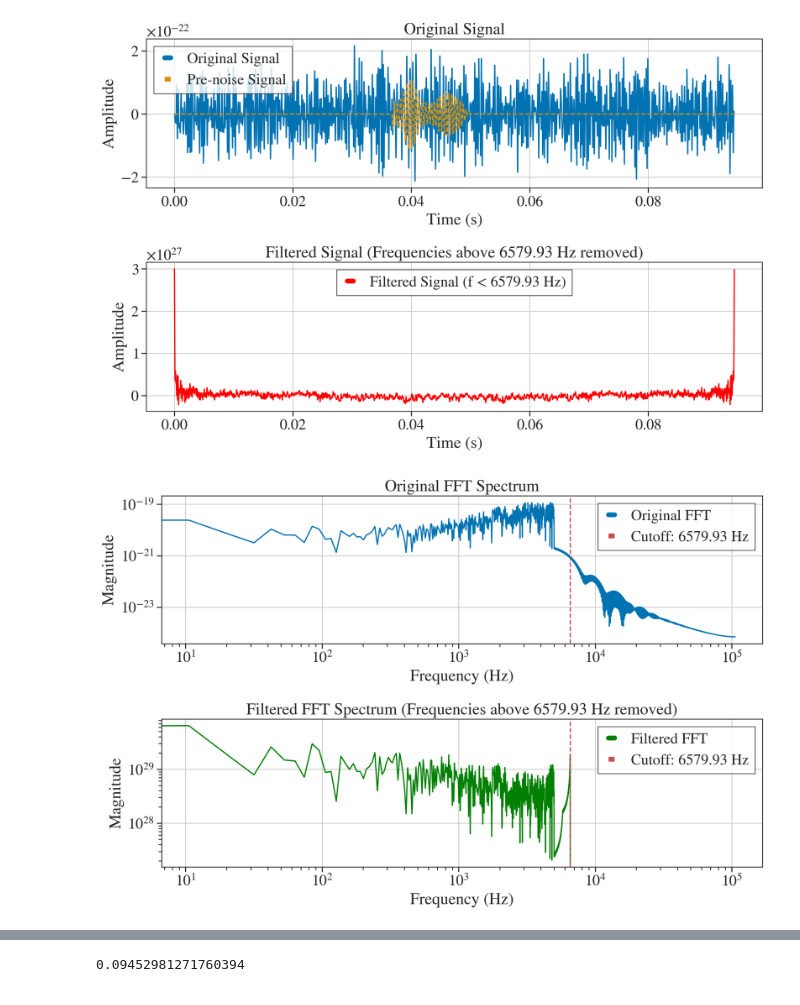
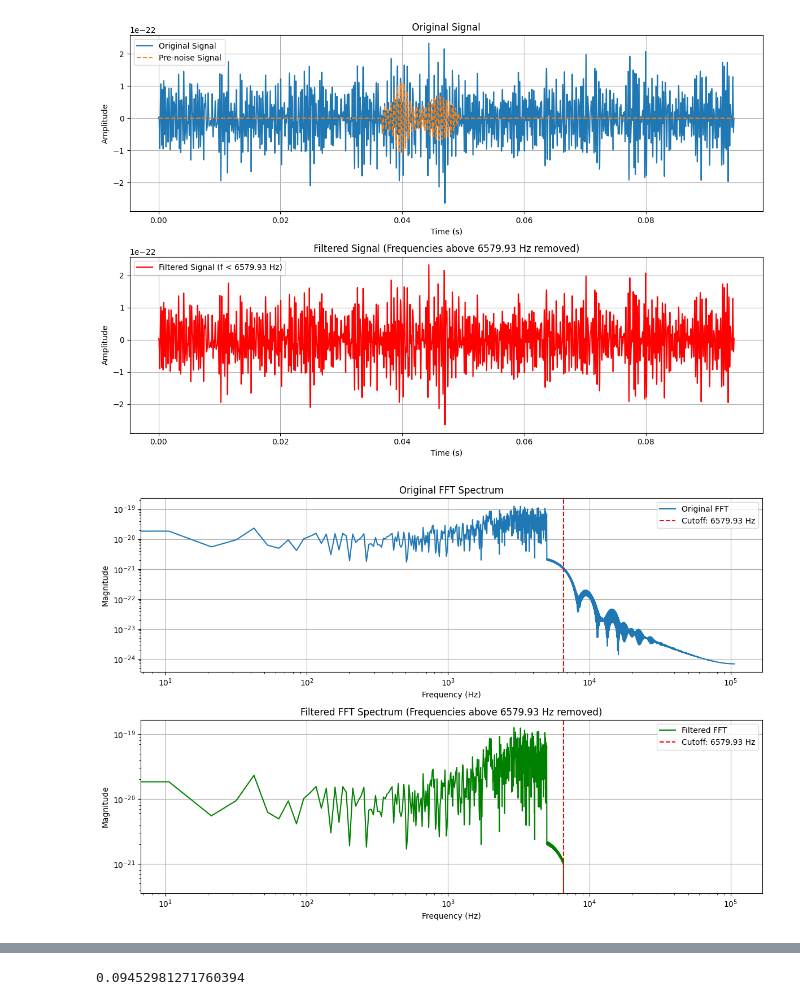
Before and after one commit to aashraychegu/gravitas_prime_dev, a Jupyter notebook: src/test.ipynb, the cells around one changed output, grey strips where cells are left out. Saved outputs shown, nothing was run; the diff lists cells and outputs as text; code cells hidden in the pictures.

Commit message:
ensuring everything runs and the appropriate packages are installed

```diff
--- a/src/test.ipynb
+++ b/src/test.ipynb
@@ -346,7 +353,8 @@ plt.show()
 # %%
 # In a new cell after the existing code:
 
-# Create a copy of the FFT and zero out everything after the sharp jump in the ra30filtered_fft = np.copy(ratio)
+# Create a copy of the FFT and zero out everything after the sharp jump in the FFT
+filtered_fft = np.copy(fft)
 filtered_fft[ratio_jump_idx:] = 0
 
 # Perform inverse FFT to get the filtered signal
@@ -380,35 +388,35 @@ plt.tight_layout()
 plt.show()
 
 # Compare FFT of original and filtered signals
 plt.figure(figsize=(12, 8))
 
 # Plot original FFT
 plt.subplot(211)
 plt.loglog(fft_freqs, np.abs(fft), label="Original FFT")
 plt.axvline(x=ratio_jump_freq, color='r', linestyle='--',
             label=f'Cutoff: {ratio_jump_freq:.2f} Hz')
 plt.title("Original FFT Spectrum")
 plt.xlabel("Frequency (Hz)")
 plt.ylabel("Magnitude")
 plt.grid(True)
 plt.legend()
 
 # Plot filtered FFT
 plt.subplot(212)
 plt.loglog(fft_freqs, np.abs(filtered_fft), label="Filtered FFT", color='green')
 plt.axvline(x=ratio_jump_freq, color='r', linestyle='--',
             label=f'Cutoff: {ratio_jump_freq:.2f} Hz')
 plt.title(f"Filtered FFT Spectrum (Frequencies above {ratio_jump_freq:.2f} Hz removed)")
 plt.xlabel("Frequency (Hz)")
 plt.ylabel("Magnitude")
 plt.grid(True)
 plt.legend()
 
 plt.tight_layout()
 plt.show()
 # %% [output]
-[figure, old version]
+[figure, new version]
-[figure, old version]
+[figure, new version]
 # %%
 from pycbc.types import TimeSeries
 from pycbc.psd import interpolate, inverse_spectrum_truncation
```
Also changed, not shown: parts of 7 cells of this notebook, 2 other files.
